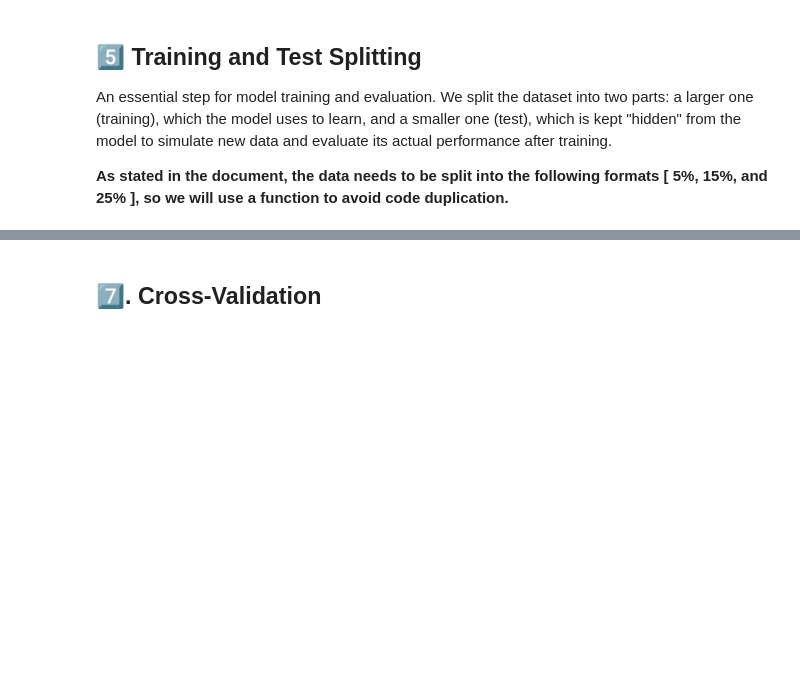
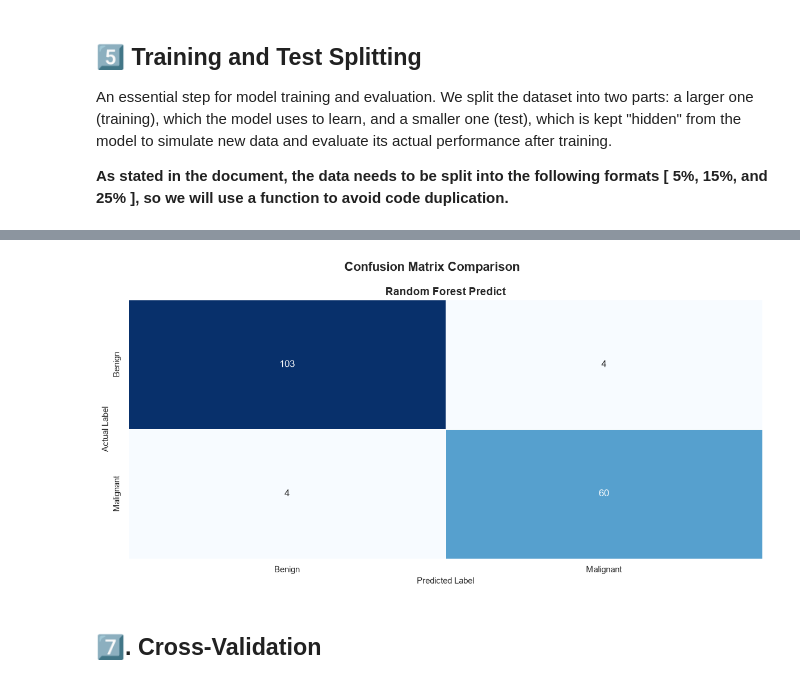
Before and after one commit to CCT-Dublin/CCT_ML_CA_01_50S, a Jupyter notebook: notebooks/CCT_ML_CA_01_50S_2026438.ipynb, the cells around one changed output, grey strips where cells are left out. Cells and saved outputs as stored; diff of their text form; code cells hidden in the pictures; blank space fills up the shorter version.

```diff
--- a/notebooks/CCT_ML_CA_01_50S_2026438.ipynb
+++ b/notebooks/CCT_ML_CA_01_50S_2026438.ipynb
@@ -693,0 +750,5 @@ from sklearn.tree import DecisionTreeClassifier
+# %%
+X = df_clean[match_features].copy()
+y = df_clean["Diagnosis"].copy()
+# %%
+X_train, X_test, y_train, y_test = F_splittint_data(X, y)
@@ -694,8 +757,10 @@ from sklearn.tree import DecisionTreeClassifier
+# %%
+F_Scaler = F_StandardScaler(X_train)
+
+X_train = F_Scaler.transform(X_train)
+X_test = F_Scaler.transform(X_test)
 # %%
-# clf = DecisionTreeClassifier(criterion='gini', max_depth = 4, random_state = 0)
+kNN = KNeighborsClassifier(n_neighbors = 5)
 
-# # Train Decision Tree Classifer
-# clf = clf.fit(X_train, y_train)
-
-# #Predict the response for test dataset
-# y_pred = clf.predict(X_test)
+kNN.fit(X_train, y_train)
+knn_result = kNN.predict(X_test)
@@ -754,3 +792,13 @@ from sklearn.ensemble import RandomForestClassifier
+# %%
+Helpful.F_confusion_matrix(
+    y_true=y_test,
+    y_pred_1=knn_result,
+    title_1="Random Forest Predict",
+    labels=target_labels,
+    class_names=target_names
+)
+# %% [output]
+[figure, added]
 # %% [markdown]
 ## 7️⃣. Cross-Validation
 # %%
```
Also changed, not shown: parts of 26 cells of this notebook, 2 other files.
